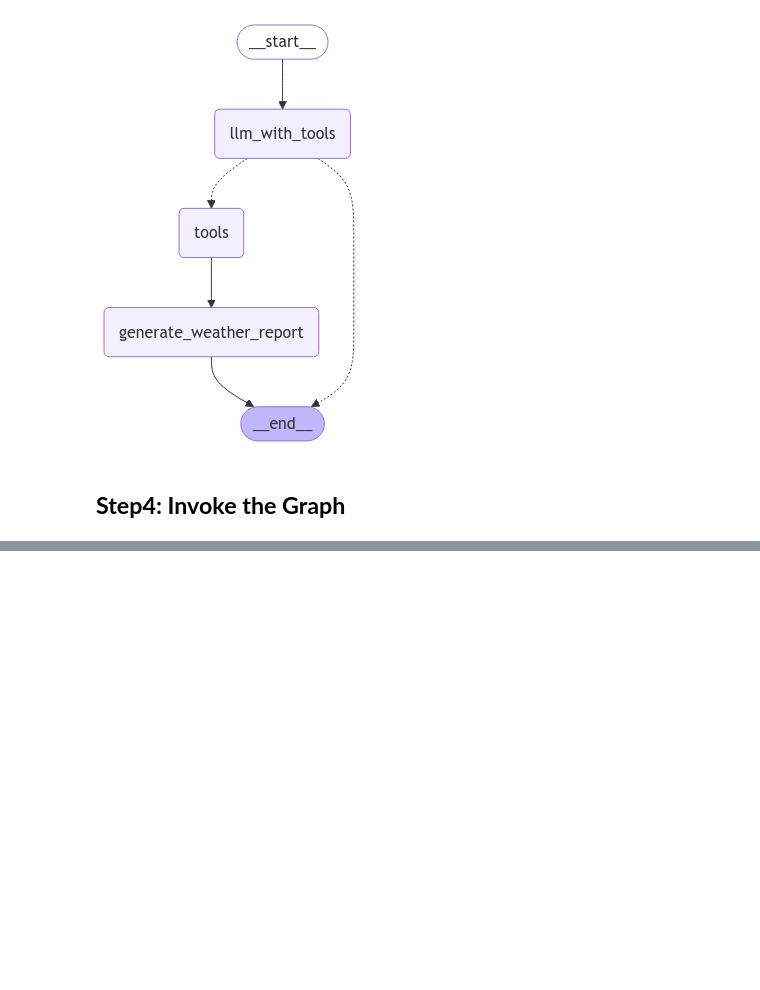
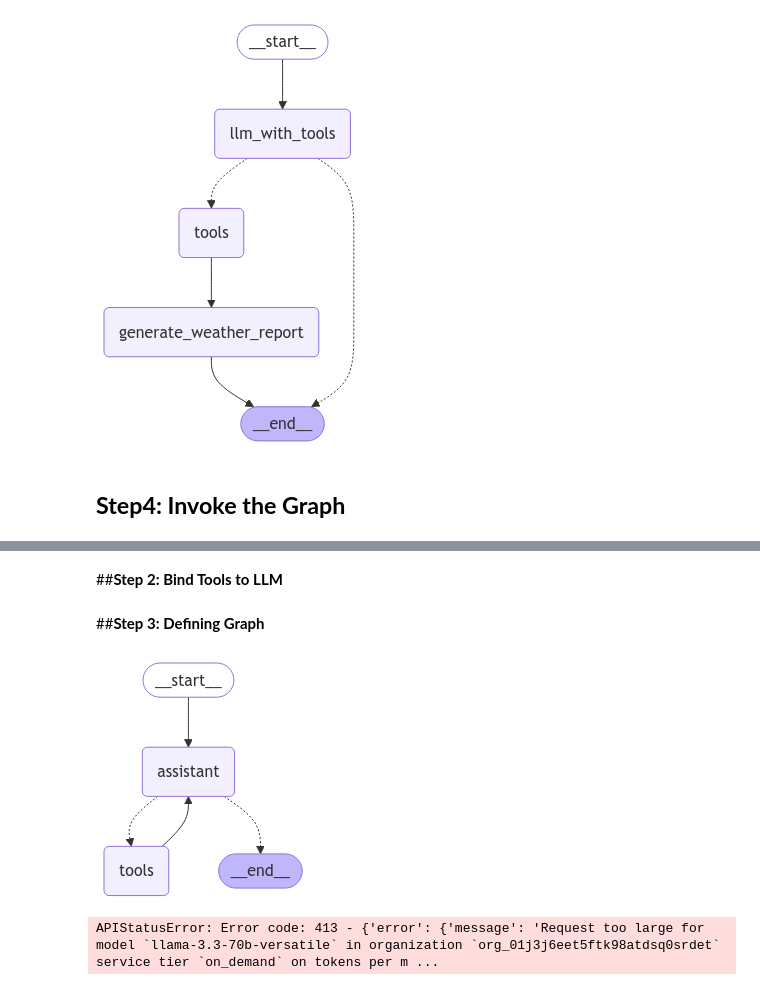
Before and after one commit to kofiadom/Langgraph-Intro, a Jupyter notebook: Langraph_Agents_Intro.ipynb, the cells around one changed output, grey strips where cells are left out. Drawn from its saved outputs; the diff is of its cells as text; code cells hidden in the pictures; blank space fills up the shorter version.

```diff
--- a/Langraph_Agents_Intro.ipynb
+++ b/Langraph_Agents_Intro.ipynb
@@ -238,0 +337,2 @@ I'm melting here in Kumasi, it's a scorching 35.2°C, but at least the partly cl
+# %% [markdown]
+##**Step 2: Bind Tools to LLM**
@@ -238,0 +395,36 @@ I'm melting here in Kumasi, it's a scorching 35.2°C, but at least the partly cl
+# %% [markdown]
+##**Step 3: Defining Graph**
+# %%
+from langgraph.graph import START, StateGraph
+from langgraph.prebuilt import tools_condition
+from langgraph.prebuilt import ToolNode
+from IPython.display import Image, display
+
+# Graph
+builder = StateGraph(MessagesState)
+
+# Define nodes: these do the work
+builder.add_node("assistant", assistant)
+builder.add_node("tools", ToolNode(toolbox))
+
+# Define edges: these determine how the control flow moves
+builder.add_edge(START, "assistant")
+builder.add_conditional_edges(
+    "assistant",
+    # If the latest message (result) from assistant is a tool call -> tools_condition routes to tools
+    # If the latest message (result) from assistant is a not a tool call -> tools_condition routes to END
+    tools_condition,
+)
+builder.add_edge("tools", "assistant")
+react_graph = builder.compile()
+
+# Show
+display(Image(react_graph.get_graph(xray=True).draw_mermaid_png()))
+# %% [output]
+[figure, added]
+# %%
+messages = react_graph.invoke({"messages": [HumanMessage(content="Should I invest in Tesla stocks?")]})
+for message in messages['messages']:
+    message.pretty_print()
+# %% [output]
+APIStatusError: Error code: 413 - {'error': {'message': 'Request too large for model `llama-3.3-70b-versatile` in organization `org_01j3j6eet5ftk98atdsq0srdet` service tier `on_demand` on tokens per m ...
```
Also changed, not shown: parts of 10 cells of this notebook.
